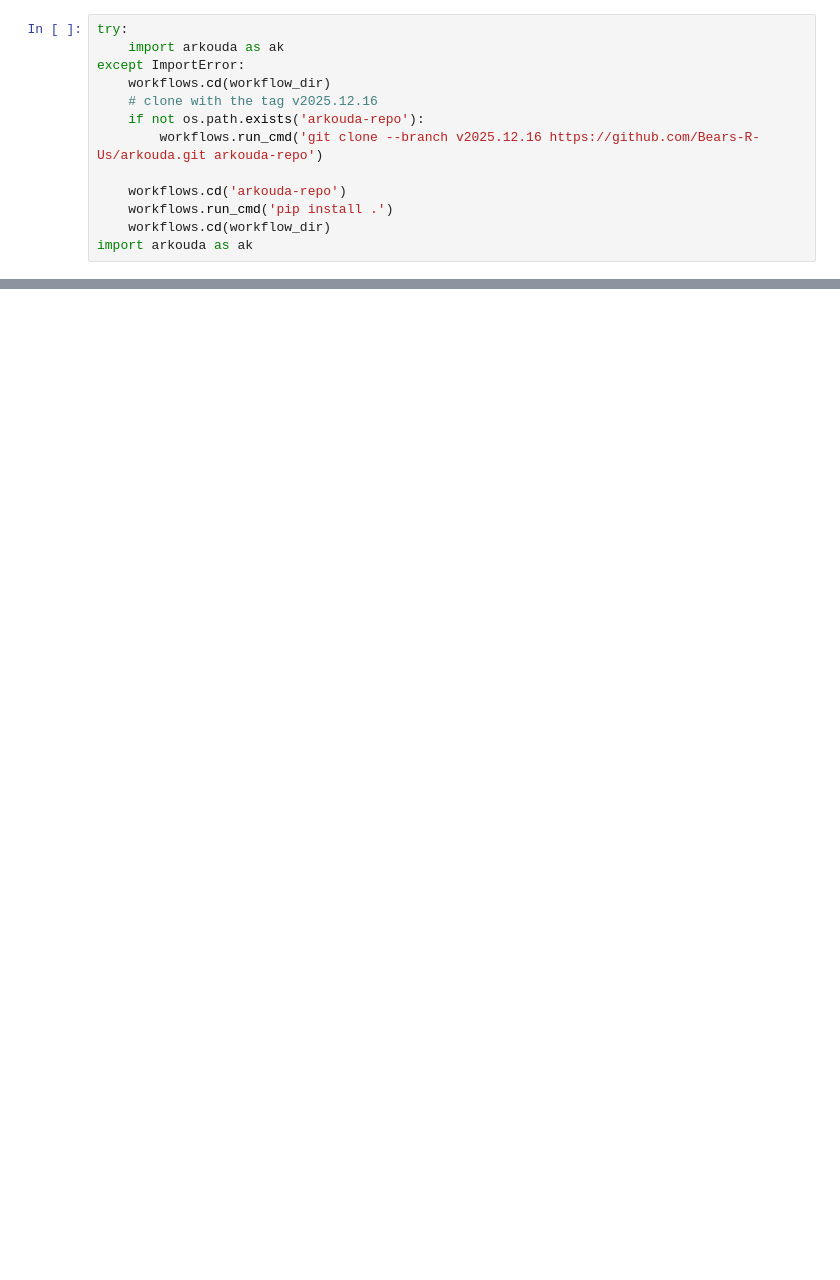
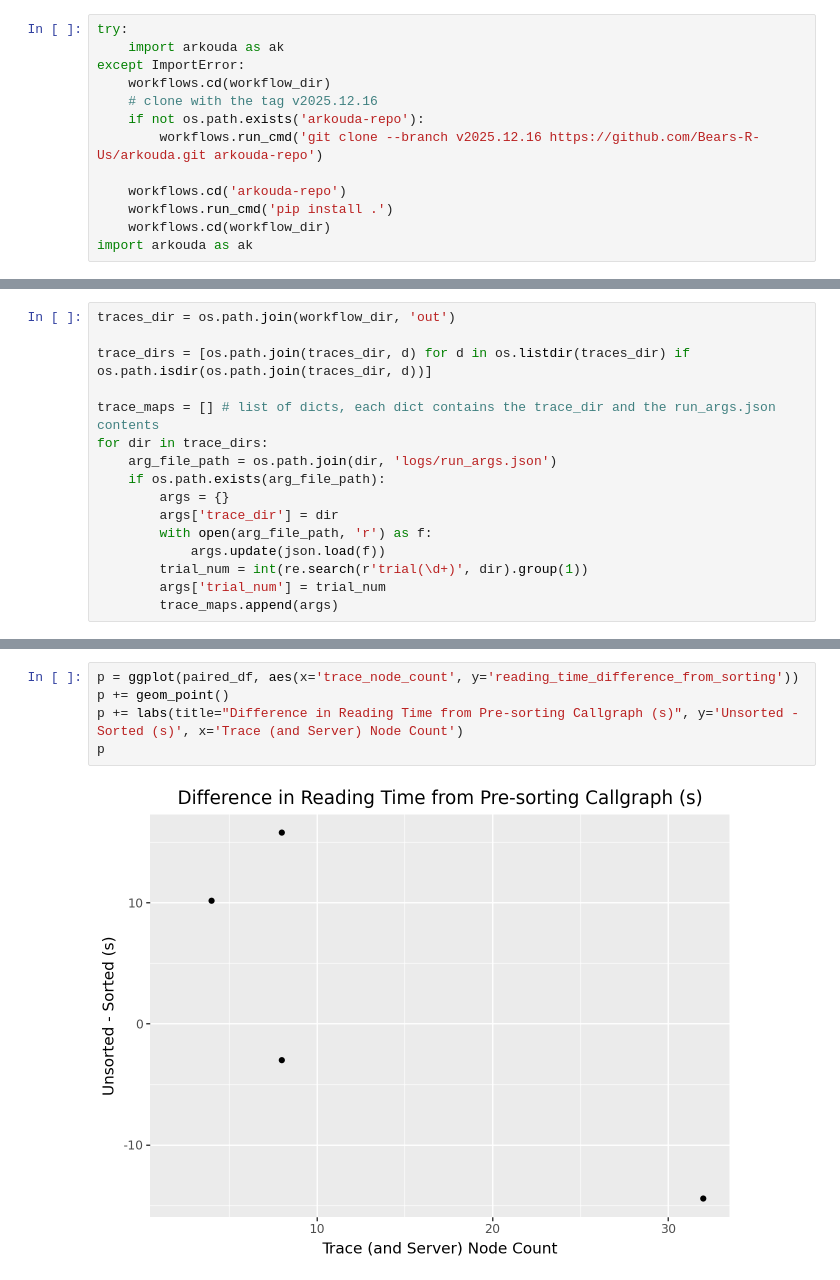
Before and after one commit to hpc-ai-adv-dev/fastotf2, a Jupyter notebook: workflows/scaling/ampere-workflow.ipynb, the cells around one changed output, grey strips where cells are left out. Drawn from its saved outputs; the diff is of its cells as text; blank space fills up the shorter version.

```diff
--- a/workflows/scaling/ampere-workflow.ipynb
+++ b/workflows/scaling/ampere-workflow.ipynb
@@ -77,0 +86,16 @@ import arkouda as ak
+# %%
+traces_dir = os.path.join(workflow_dir, 'out')
+
+trace_dirs = [os.path.join(traces_dir, d) for d in os.listdir(traces_dir) if os.path.isdir(os.path.join(traces_dir, d))]
+
+trace_maps = [] # list of dicts, each dict contains the trace_dir and the run_args.json contents
+for dir in trace_dirs:
+    arg_file_path = os.path.join(dir, 'logs/run_args.json')
+    if os.path.exists(arg_file_path):
+        args = {}
+        args['trace_dir'] = dir
+        with open(arg_file_path, 'r') as f:
+            args.update(json.load(f))
+        trial_num = int(re.search(r'trial(\d+)', dir).group(1))
+        args['trial_num'] = trial_num
+        trace_maps.append(args)
@@ -149,0 +442,7 @@ print("Attribution complete.")
+# %%
+p = ggplot(paired_df, aes(x='trace_node_count', y='reading_time_difference_from_sorting'))
+p += geom_point()
+p += labs(title="Difference in Reading Time from Pre-sorting Callgraph (s)", y='Unsorted - Sorted (s)', x='Trace (and Server) Node Count')
+p
+# %% [output]
+[figure, added]
```
Also changed, not shown: parts of 26 cells of this notebook, 1 other file.
